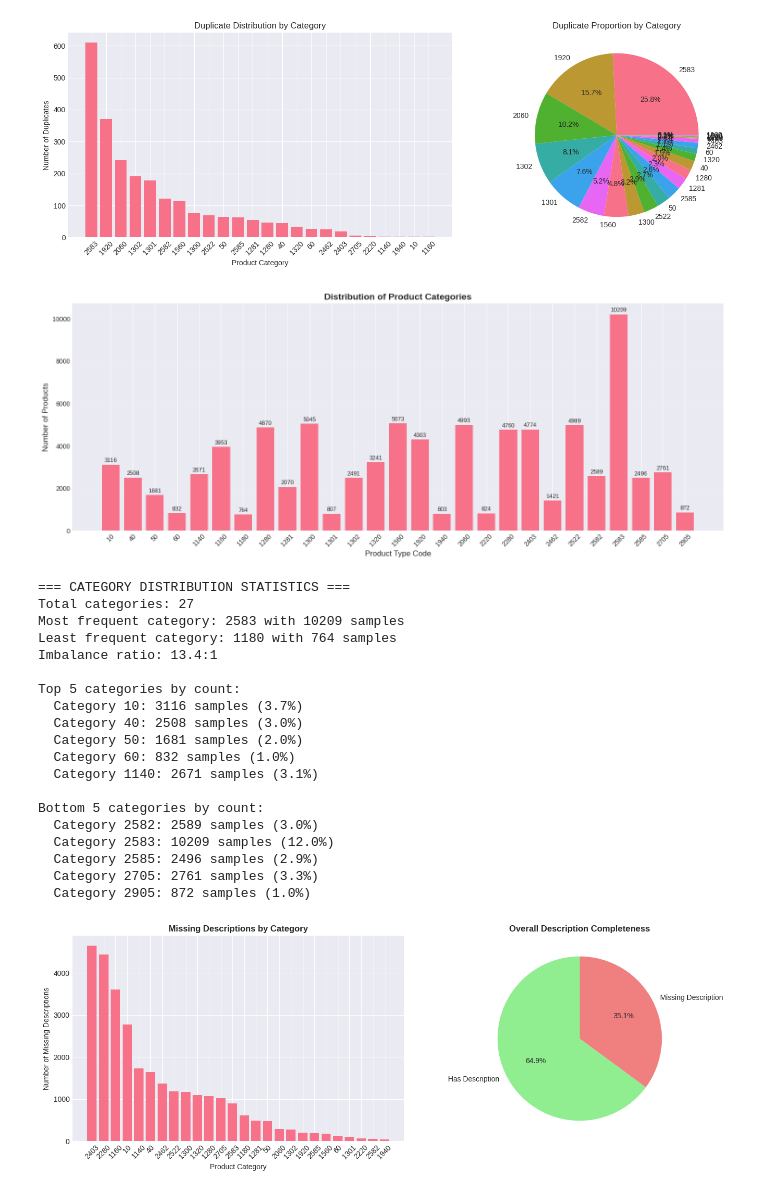
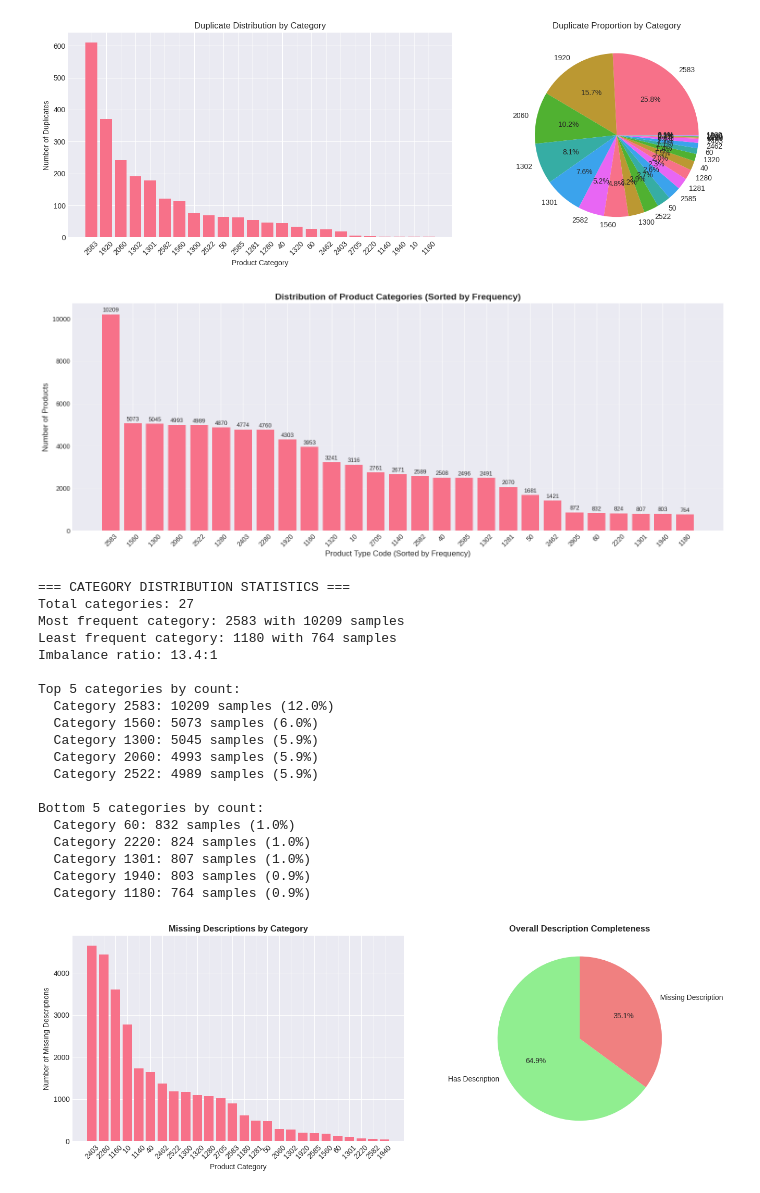
Before and after one commit to mobadata/classification-produits-rakuten, a Jupyter notebook: exploration.ipynb, the cells around one changed output. Saved outputs shown, nothing was run; the diff lists cells and outputs as text; code cells hidden in the pictures.

Commit message:
fix(Exploration) sorted CATEGORY DISTRIBUTION

```diff
--- a/exploration.ipynb
+++ b/exploration.ipynb
@@ -121,42 +121,47 @@ Duplicate descriptions (non-null): 7610
 Products with same designation/description pairs: 2366
 [figure]
 # %%
-# Analyze category distribution
-category_counts = train_data['prdtypecode'].value_counts().sort_index()
+# Analyze category distribution - SORT BY FREQUENCY, not index
+category_counts_sorted = train_data['prdtypecode'].value_counts()  # Already sorted by frequency descending
 
+# Plot - keep sorted by frequency for better visualization
 plt.figure(figsize=(15, 6))
-bars = plt.bar(category_counts.index.astype(str), category_counts.values)
-plt.xlabel('Product Type Code', fontsize=12)
+bars = plt.bar(category_counts_sorted.index.astype(str), category_counts_sorted.values)
+plt.xlabel('Product Type Code (Sorted by Frequency)', fontsize=12)
 plt.ylabel('Number of Products', fontsize=12)
-plt.title('Distribution of Product Categories', fontsize=14, fontweight='bold')
+plt.title('Distribution of Product Categories (Sorted by Frequency)', fontsize=14, fontweight='bold')
 
 # Add count labels on top of bars
-for bar, count in zip(bars, category_counts.values):
+for bar, count in zip(bars, category_counts_sorted.values):
     plt.text(bar.get_x() + bar.get_width()/2, bar.get_height() + 50,
              str(count), ha='center', va='bottom', fontsize=9)
 
 plt.xticks(rotation=45)
 plt.grid(axis='y', alpha=0.3)
 plt.tight_layout()
 plt.show()
 
-# Calculate imbalance statistics
+# Calculate imbalance statistics - Use the frequency-sorted version
 print("=== CATEGORY DISTRIBUTION STATISTICS ===")
-print(f"Total categories: {len(category_counts)}")
-print(f"Most frequent category: {category_counts.idxmax()} with {category_counts.max()} samples")
-print(f"Least frequent category: {category_counts.idxmin()} with {category_counts.min()} samples")
-print(f"Imbalance ratio: {category_counts.max()/category_counts.min():.1f}:1")
+print(f"Total categories: {len(category_counts_sorted)}")
+print(f"Most frequent category: {category_counts_sorted.index[0]} with {category_counts_sorted.iloc[0]} samples")
+print(f"Least frequent category: {category_counts_sorted.index[-1]} with {category_counts_sorted.iloc[-1]} samples")
+print(f"Imbalance ratio: {category_counts_sorted.iloc[0]/category_counts_sorted.iloc[-1]:.1f}:1")
 
-# Show top and bottom categories
+# Show top and bottom categories CORRECTLY
 print("\nTop 5 categories by count:")
-for code, count in category_counts.head().items():
+for i in range(5):
+    code = category_counts_sorted.index[i]
+    count = category_counts_sorted.iloc[i]
     print(f"  Category {code}: {count} samples ({(count/len(train_data)*100):.1f}%)")
 
 print("\nBottom 5 categories by count:")
-for code, count in category_counts.tail().items():
+for i in range(-5, 0):  # Last 5 indices
+    code = category_counts_sorted.index[i]
+    count = category_counts_sorted.iloc[i]
     print(f"  Category {code}: {count} samples ({(count/len(train_data)*100):.1f}%)")
 # %% [output]
-[figure, old version]
+[figure, new version]
 === CATEGORY DISTRIBUTION STATISTICS ===
 Total categories: 27
 Most frequent category: 2583 with 10209 samples
@@ -164,18 +169,18 @@ Least frequent category: 1180 with 764 samples
 Imbalance ratio: 13.4:1
 
 Top 5 categories by count:
-  Category 10: 3116 samples (3.7%)
-  Category 40: 2508 samples (3.0%)
-  Category 50: 1681 samples (2.0%)
-  Category 60: 832 samples (1.0%)
-  Category 1140: 2671 samples (3.1%)
+  Category 2583: 10209 samples (12.0%)
+  Category 1560: 5073 samples (6.0%)
+  Category 1300: 5045 samples (5.9%)
+  Category 2060: 4993 samples (5.9%)
+  Category 2522: 4989 samples (5.9%)
 
 Bottom 5 categories by count:
-  Category 2582: 2589 samples (3.0%)
-  Category 2583: 10209 samples (12.0%)
-  Category 2585: 2496 samples (2.9%)
-  Category 2705: 2761 samples (3.3%)
-  Category 2905: 872 samples (1.0%)
+  Category 60: 832 samples (1.0%)
+  Category 2220: 824 samples (1.0%)
+  Category 1301: 807 samples (1.0%)
+  Category 1940: 803 samples (0.9%)
+  Category 1180: 764 samples (0.9%)
 # %%
 # Analyze missing descriptions
 missing_desc = train_data['description'].isna()
```
Also changed, not shown: parts of 4 cells of this notebook, 1 other file.
